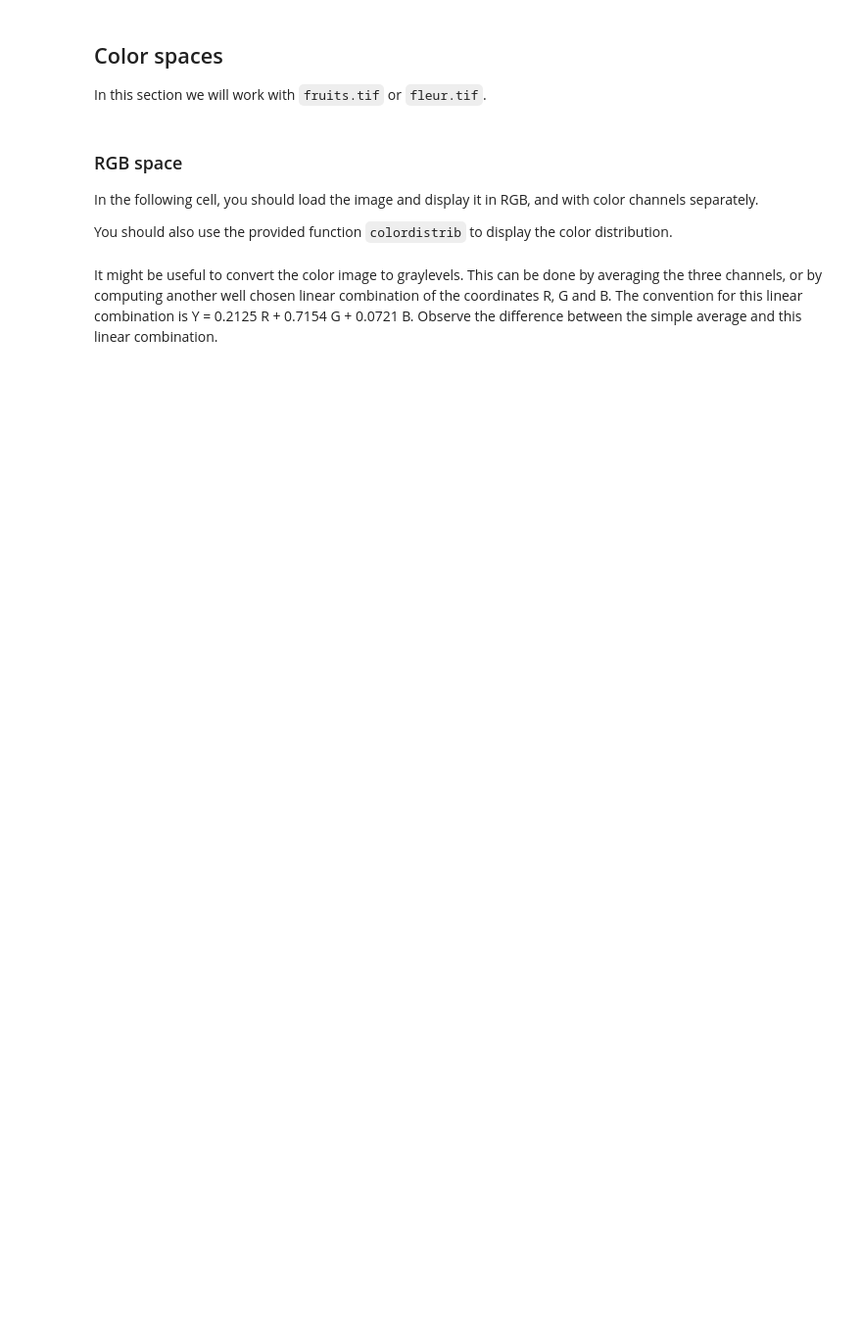
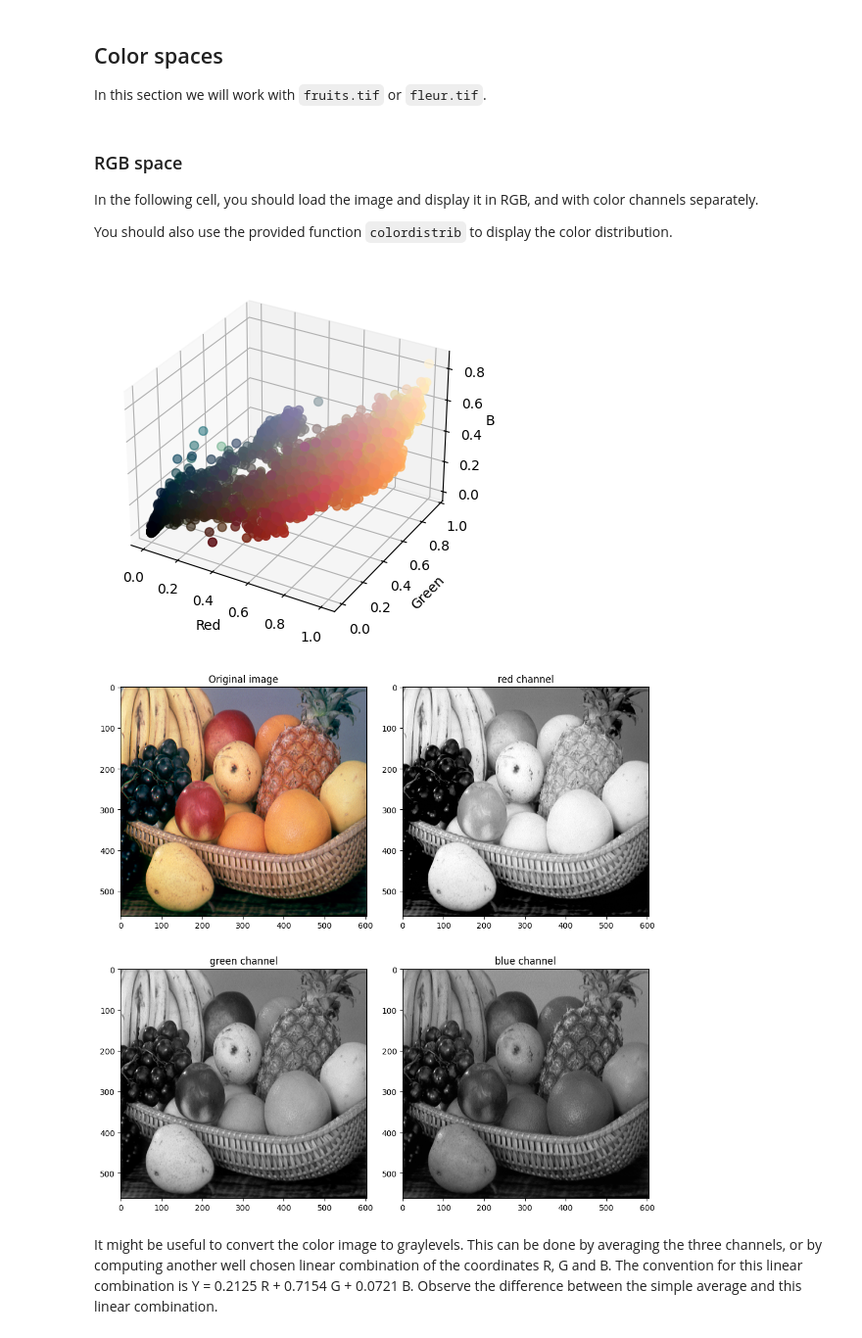
Before and after one commit to Mert-Emrem/SSEO-MRO, a Jupyter notebook: pw3_radiometry_student.ipynb, the cells around one changed output. Shown at 98% size. Drawn from its saved outputs; the diff is of its cells as text; code cells hidden in the pictures; blank space fills up the shorter version.

```diff
--- a/pw3_radiometry_student.ipynb
+++ b/pw3_radiometry_student.ipynb
@@ -165,23 +212,30 @@ You should also use the provided function `colordistrib` to display the color di
 # %%
 imrgb =skio.imread("imagesTP3/fruits.tif")
 
 # extract the three channels imred, imgreen, imblue from imrgb and normalize between 0 and 1
-...
+colordistrib(imrgb)
+imred = imrgb[:, :, 0] / 255.0
+imgreen = imrgb[:, :, 1] / 255.0
+imblue = imrgb[:, :, 2] / 255.0
+
 
 #image size
 [nrow,ncol,nch]=imrgb.shape
 fig, axes = plt.subplots(nrows=2, ncols=2, figsize=(10, 10))
 
 #we display the images
 axes[0, 0].imshow(imrgb)
 axes[0,0].set_title('Original image')
 axes[0, 1].imshow(imred, cmap="gray")
 axes[0,1].set_title('red channel')
 axes[1, 0].imshow(imgreen, cmap="gray")
 axes[1,0].set_title('green channel')
 axes[1, 1].imshow(imblue, cmap="gray")
 axes[1,1].set_title('blue channel')
 fig.tight_layout()
+# %% [output]
+[figure, added]
+[figure, added]
 # %% [markdown]
 It might be useful to convert the color image to graylevels. This can be done by averaging the three channels, or by computing another well chosen linear combination of the coordinates R, G and B. The convention for this linear combination is Y = 0.2125 R + 0.7154 G + 0.0721 B.
 Observe the difference between the simple average and this linear combination.
```
Also changed, not shown: parts of 4 cells of this notebook.
